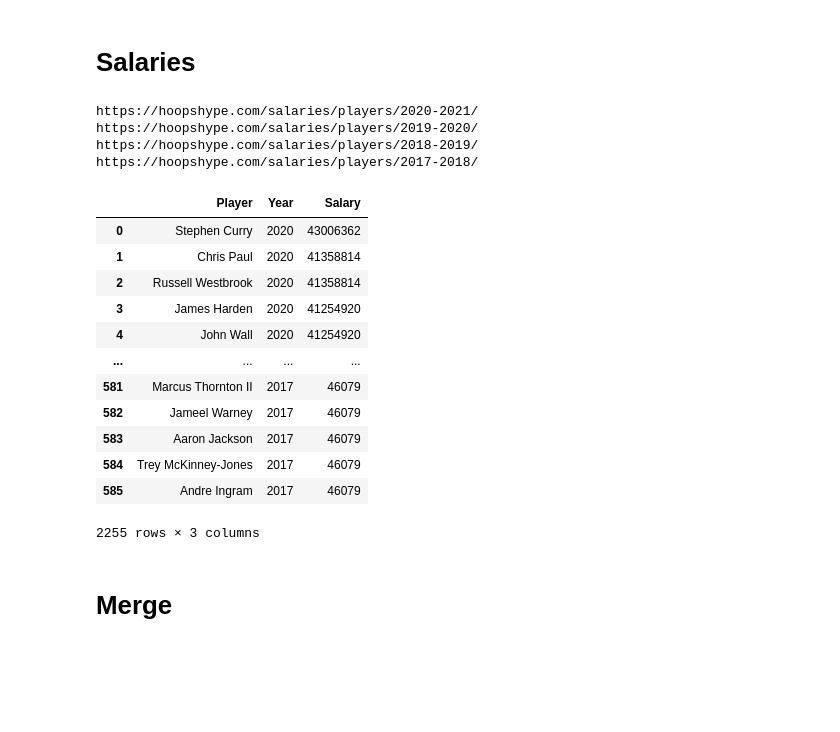
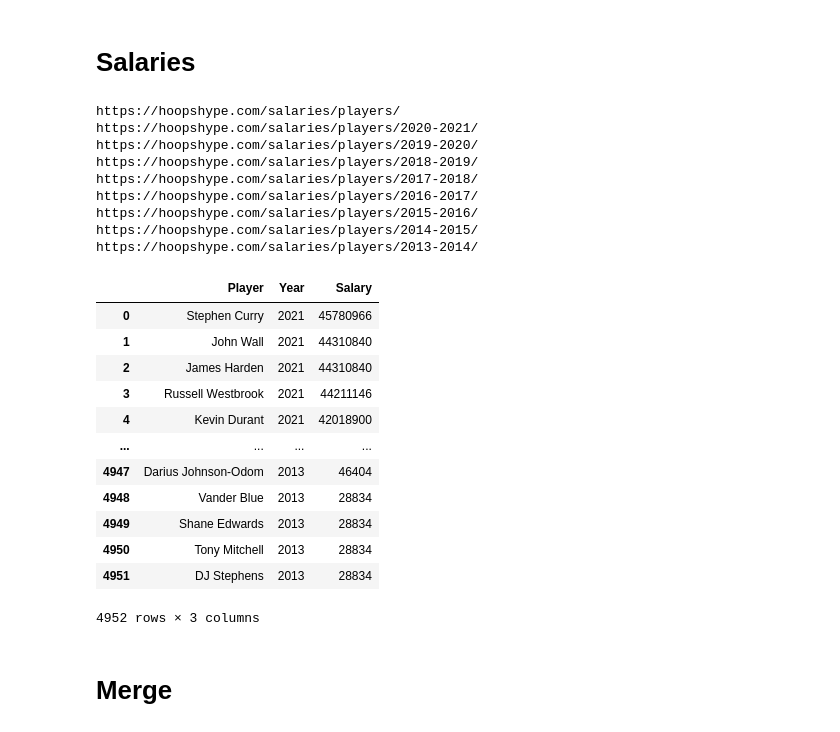
Before and after one commit to davekacz/NBA_Salary_Prediction, a Jupyter notebook: data_prep.ipynb, the cells around one changed output. Drawn from its saved outputs; the diff is of its cells as text; code cells hidden in the pictures; blank space fills up the shorter version.

```diff
--- a/data_prep.ipynb
+++ b/data_prep.ipynb
@@ -19,13 +19,24 @@ player_stats_urls = ["https://www.nbastuffer.com/2020-2021-nba-player-stats/",
                         'https://www.nbastuffer.com/2018-2019-nba-player-stats/',
                         'https://www.nbastuffer.com/2017-2018-nba-player-stats/']
 
+player_stats_urls2 = ["https://www.nbastuffer.com/2016-2017-nba-regular-season-player-stats/",
+                        'https://www.nbastuffer.com/2015-2016-nba-regular-season-player-stats/',
+                        'https://www.nbastuffer.com/2014-2015-nba-regular-season-player-stats/',
+                        'https://www.nbastuffer.com/2013-2014-nba-regular-season-player-stats/']
+
 #Need to pull still
 salary_cap_url = 'https://www.spotrac.com/nba/cba/'
 
-player_salaries_urls = ["https://hoopshype.com/salaries/players/2020-2021/",
+player_salaries_urls = ['https://hoopshype.com/salaries/players/',
+                    "https://hoopshype.com/salaries/players/2020-2021/",
                     'https://hoopshype.com/salaries/players/2019-2020/',
                     'https://hoopshype.com/salaries/players/2018-2019/',
-                    'https://hoopshype.com/salaries/players/2017-2018/']
+                    'https://hoopshype.com/salaries/players/2017-2018/',
+                    'https://hoopshype.com/salaries/players/2016-2017/',
+                    'https://hoopshype.com/salaries/players/2015-2016/',
+                    'https://hoopshype.com/salaries/players/2014-2015/',
+                    'https://hoopshype.com/salaries/players/2013-2014/'
+                    ]
 # %% [markdown]
 # Player Stats
 # %%
@@ -79,0 +118,11 @@ stats_df.rename(columns=stats_df_rename_dict, inplace=True)
+# %%
+another_df_list2 = []
+
+for i, url in enumerate(player_stats_urls2):
+    print(url)
+    r = requests.get(url)
+    df_list = pd.read_html(r.text) # this parses all the tables in webpages to a list
+    salaries_df = df_list[0]
+    salaries_df.columns = salaries_df.columns.droplevel(level = 0)
+    salaries_df.insert(1, 'Year', 2016 - i)
+    another_df_list2.append(salaries_df)
@@ -121,41 +205,47 @@ dtype: int64
 # %%
 another_df_list = []
 
-year_strings = ['2020/21', '2019/20', '2018/19','2017/18'] #used to consolidate salaries into one column
+year_strings = ['2021/22', '2020/21', '2019/20', '2018/19', '2017/18', '2016/17', '2015/16', '2014/15', '2013/14'] #used to consolidate salaries into one column
 
 for i, url in enumerate(player_salaries_urls):
     print(url)
     r = requests.get(url)
     df_list = pd.read_html(r.text) # this parses all the tables in webpages to a list
     salaries_df = df_list[0]
-    salaries_df.insert(1, 'Year', 2020 - i)
+    salaries_df.insert(1, 'Year', 2021 - i)
     salaries_df['Salary'] = salaries_df[year_strings[i]]
     another_df_list.append(salaries_df)
 # %% [output]
+https://hoopshype.com/salaries/players/
 https://hoopshype.com/salaries/players/2020-2021/
 https://hoopshype.com/salaries/players/2019-2020/
 https://hoopshype.com/salaries/players/2018-2019/
 https://hoopshype.com/salaries/players/2017-2018/
+https://hoopshype.com/salaries/players/2016-2017/
+https://hoopshype.com/salaries/players/2015-2016/
+https://hoopshype.com/salaries/players/2014-2015/
+https://hoopshype.com/salaries/players/2013-2014/
 # %%
 salaries_df = pd.concat(another_df_list)
 
 #drop the extra columns
 salaries_df = salaries_df[['Player', 'Year', 'Salary']]
 
 #Clean up the $ signs and commas, change type to int
 salaries_df['Salary'] = salaries_df['Salary'].str.replace("[^0-9.]", '').astype(int)
+salaries_df.reset_index(drop=True, inplace=True)
 salaries_df
 # %% [output]
 |  | Player | Year | Salary |
-| 0 | Stephen Curry | 2020 | 43006362 |
-| 1 | Chris Paul | 2020 | 41358814 |
-| 2 | Russell Westbrook | 2020 | 41358814 |
-| 3 | James Harden | 2020 | 41254920 |
-| 4 | John Wall | 2020 | 41254920 |
+| 0 | Stephen Curry | 2021 | 45780966 |
+| 1 | John Wall | 2021 | 44310840 |
+| 2 | James Harden | 2021 | 44310840 |
+| 3 | Russell Westbrook | 2021 | 44211146 |
+| 4 | Kevin Durant | 2021 | 42018900 |
 | ... | ... | ... | ... |
-| 581 | Marcus Thornton II | 2017 | 46079 |
-| 582 | Jameel Warney | 2017 | 46079 |
-| 583 | Aaron Jackson | 2017 | 46079 |
-| 584 | Trey McKinney-Jones | 2017 | 46079 |
-| 585 | Andre Ingram | 2017 | 46079 |
+| 4947 | Darius Johnson-Odom | 2013 | 46404 |
+| 4948 | Vander Blue | 2013 | 28834 |
+| 4949 | Shane Edwards | 2013 | 28834 |
+| 4950 | Tony Mitchell | 2013 | 28834 |
+| 4951 | DJ Stephens | 2013 | 28834 |
-2255 rows × 3 columns
+4952 rows × 3 columns
```
Also changed, not shown: parts of 15 cells of this notebook, 2 other files.
